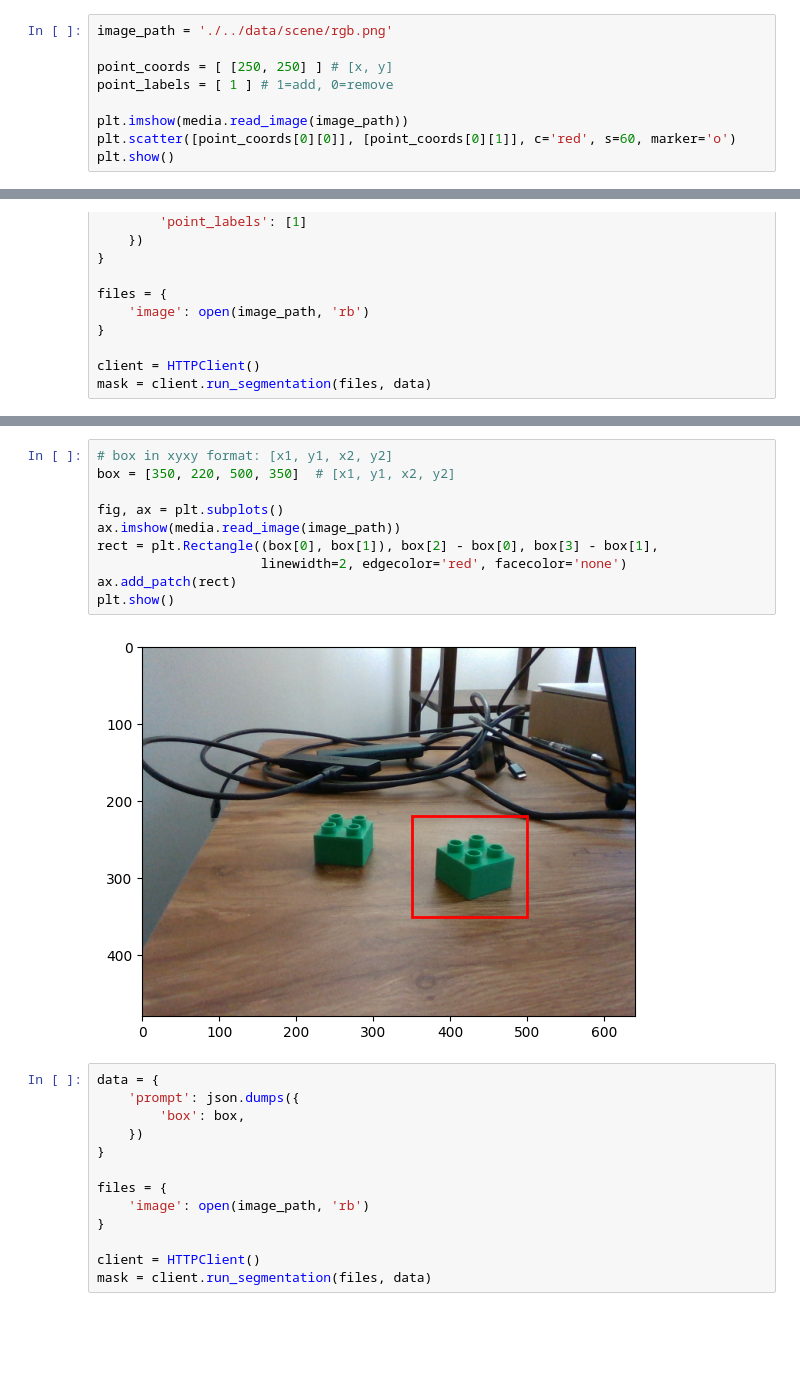
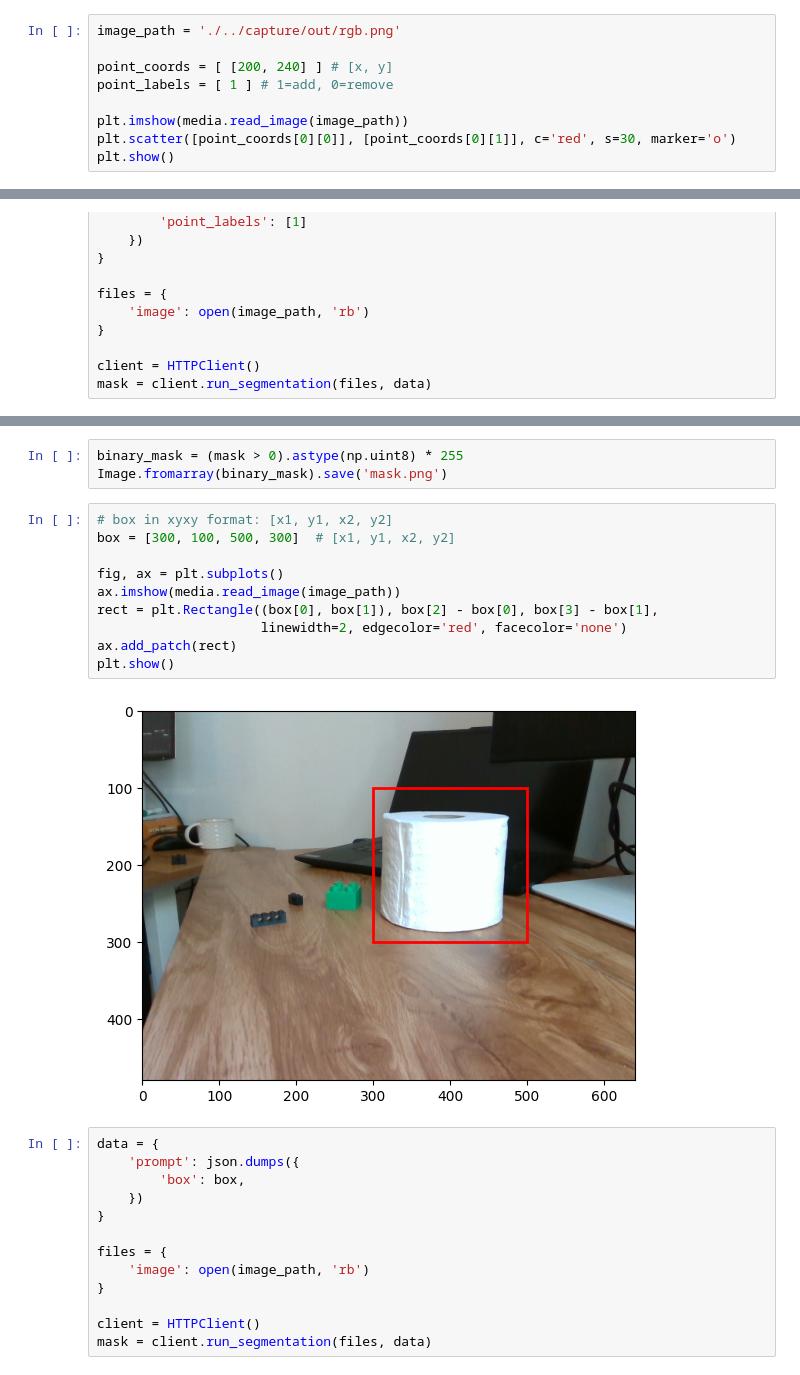
Before and after one commit to robot-learning-co/trlc-sdk, a Jupyter notebook: examples/segmentation/from_prompt.ipynb, the cells around one changed output, grey strips where cells are left out. Saved outputs shown, nothing was run; the diff lists cells and outputs as text; blank space fills up the shorter version.

```diff
--- a/examples/segmentation/from_prompt.ipynb
+++ b/examples/segmentation/from_prompt.ipynb
@@ -7,12 +8,12 @@ import json
 
 from trlc_sdk.http.client import HTTPClient
 # %%
-image_path = './../data/scene/rgb.png'
+image_path = './../capture/out/rgb.png'
 
-point_coords = [ [250, 250] ] # [x, y]
+point_coords = [ [200, 240] ] # [x, y]
 point_labels = [ 1 ] # 1=add, 0=remove
 
 plt.imshow(media.read_image(image_path))
-plt.scatter([point_coords[0][0]], [point_coords[0][1]], c='red', s=60, marker='o')
+plt.scatter([point_coords[0][0]], [point_coords[0][1]], c='red', s=30, marker='o')
 plt.show()
 # %% [output]
@@ -40,18 +44,21 @@ masked_image = masked_image.astype(np.uint8)
 media.show_images([mask, masked_image], height=300)
 # %% [output]
 [interactive output not drawn]
+# %%
+binary_mask = (mask > 0).astype(np.uint8) * 255
+Image.fromarray(binary_mask).save('mask.png')
 # %%
 # box in xyxy format: [x1, y1, x2, y2]
-box = [350, 220, 500, 350]  # [x1, y1, x2, y2]
+box = [300, 100, 500, 300]  # [x1, y1, x2, y2]
 
 fig, ax = plt.subplots()
 ax.imshow(media.read_image(image_path))
 rect = plt.Rectangle((box[0], box[1]), box[2] - box[0], box[3] - box[1],
                      linewidth=2, edgecolor='red', facecolor='none')
 ax.add_patch(rect)
 plt.show()
 # %% [output]
-[figure, old version]
+[figure, new version]
 # %%
 data = {
     'prompt': json.dumps({
```
Also changed, not shown: parts of 4 cells of this notebook, 21 other files.
